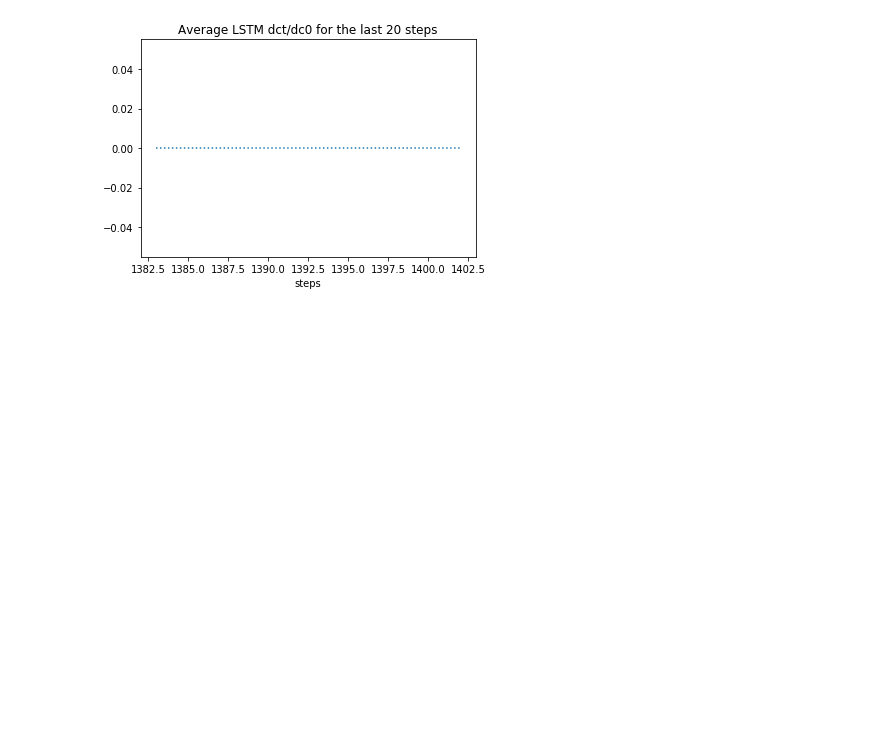
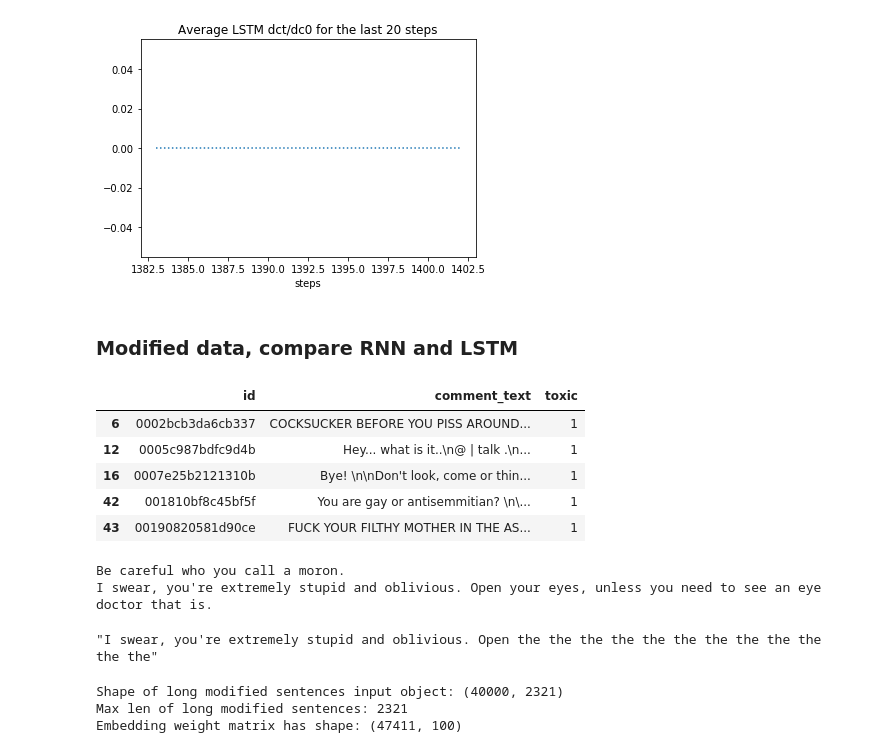
Before and after one commit to DagonArises/VGP-illustration, a Jupyter notebook: VGP_4_LSTMgrads_copy.ipynb, the cells around one changed output. Drawn from its saved outputs; the diff is of its cells as text; code cells hidden in the pictures; blank space fills up the shorter version.

```diff
--- a/VGP_4_LSTMgrads_copy.ipynb
+++ b/VGP_4_LSTMgrads_copy.ipynb
@@ -352,3 +352,79 @@ plt.xlabel('steps')
 plt.savefig('/Users/necromancerchenmy/Desktop/honours_thesis/thesis/thesis_proposal/thesis proposal/lstm_dctdc0_20.png')
 # %% [output]
 [figure]
+# %% [markdown]
+### Modified data, compare RNN and LSTM
+# %%
+train= pd.read_csv('/Users/necromancerchenmy/Desktop/honours_thesis/thesis/thesis_proposal/NLP tutorial/Toxic comment data/jigsaw-toxic-comment-train.csv')
+train.drop(['severe_toxic','obscene','threat','insult','identity_hate'],axis=1,inplace=True)
+
+sentences_t= train[train['toxic']== 1]
+sentences_nt= train[train['toxic']== 0]
+# Take almost all the toxic sentences
+sentences_t= sentences_t[:20000]
+sentences_nt= sentences_nt[:20000]
+sentences_half= pd.concat([sentences_t, sentences_nt])
+sentences_half.head()
+# %% [output]
+|  | id | comment_text | toxic |
+| 6 | 0002bcb3da6cb337 | COCKSUCKER BEFORE YOU PISS AROUND... | 1 |
+| 12 | 0005c987bdfc9d4b | Hey... what is it..\n@ | talk .\n... | 1 |
+| 16 | 0007e25b2121310b | Bye! \n\nDon't look, come or thin... | 1 |
+| 42 | 001810bf8c45bf5f | You are gay or antisemmitian? \n\... | 1 |
+| 43 | 00190820581d90ce | FUCK YOUR FILTHY MOTHER IN THE AS... | 1 |
+# %%
+# Replace last 60% of each sentence with irrelevant words:
+idx= 0.6
+sentences_mod= sentences_half.copy()
+for i in range(len(sentences_mod)):
+    sentence= sentences_mod['comment_text'].iloc[i]
+    split_sent= str(sentence).split()
+    sent_length= len(split_sent)
+    n_rep= int(np.floor(sent_length* idx))
+    split_sent[-n_rep:]= ['the']*n_rep
+    sentences_mod['comment_text'].iloc[i]= ' '.join(word for word in split_sent)
+
+print(sentences_half['comment_text'].iloc[41])
+sentences_mod['comment_text'].iloc[41]
+
+print(sentences_half['comment_text'].iloc[415])
+sentences_mod['comment_text'].iloc[415]
+# %% [output]
+Be careful who you call a moron.
+I swear, you're extremely stupid and oblivious. Open your eyes, unless you need to see an eye doctor that is.
+"I swear, you're extremely stupid and oblivious. Open the the the the the the the the the the the the"
+# %%
+xm= sentences_mod['comment_text']; ym= sentences_mod['toxic']
+# Tokenise data
+tok_m= text.Tokenizer(num_words= None)
+tok_m.fit_on_texts(list(xm))
+input_dim_m= len(tok_m.word_index)+1
+input_length_m= sentences_half['comment_text'].apply(lambda x: len(str(x).split())).max()
+xm_seq= tok_m.texts_to_sequences(xm)
+longmod_pad= sequence.pad_sequences(xm_seq, maxlen= input_length_m)
+print('Shape of long modified sentences input object:', longmod_pad.shape)
+print('Max len of long modified sentences:', input_length_m)
+
+output_dim= 100
+# Word embeddings
+def embed_mat(input_dim, output_dim, tok):
+    '''By default output_dim = 100 for GloVe 100d embeddings'''
+    embedding_dict=dict()
+    f= open('/Users/necromancerchenmy/Desktop/honours_thesis/thesis/thesis_proposal/NLP tutorial/GloVe/glove.6B.100d.txt')
+    for line in f:
+        values= line.split()
+        word= values[0]; coefs= asarray(values[1:], dtype= 'float32')
+        embedding_dict[word]= coefs
+    f.close()
+    Emat= zeros((input_dim, output_dim))
+    for word, i in tok.word_index.items():
+        embedding_vector= embedding_dict.get(word)
+        if embedding_vector is not None:
+            Emat[i]= embedding_vector
+    print('Embedding weight matrix has shape:', Emat.shape)
+    return Emat
+Emat_m= embed_mat(input_dim_m, output_dim, tok_m)
+# %% [output]
+Shape of long modified sentences input object: (40000, 2321)
+Max len of long modified sentences: 2321
+Embedding weight matrix has shape: (47411, 100)
```
Also changed, not shown: parts of 12 cells of this notebook.
